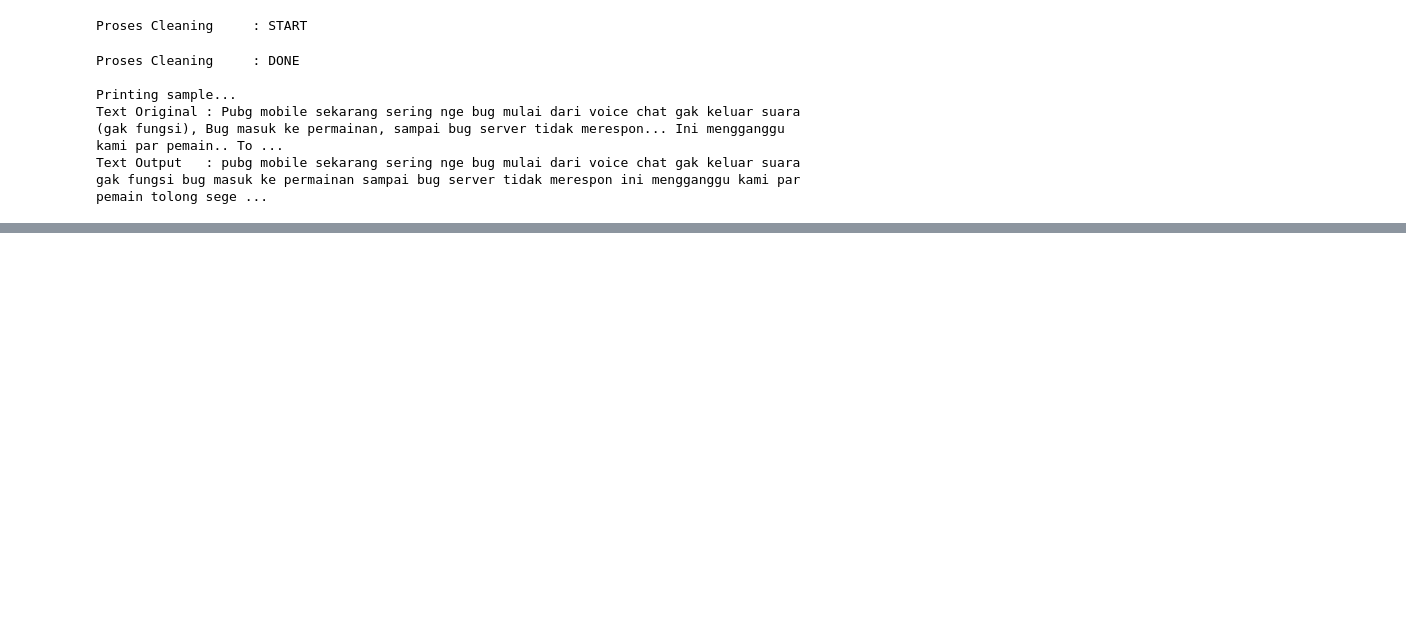
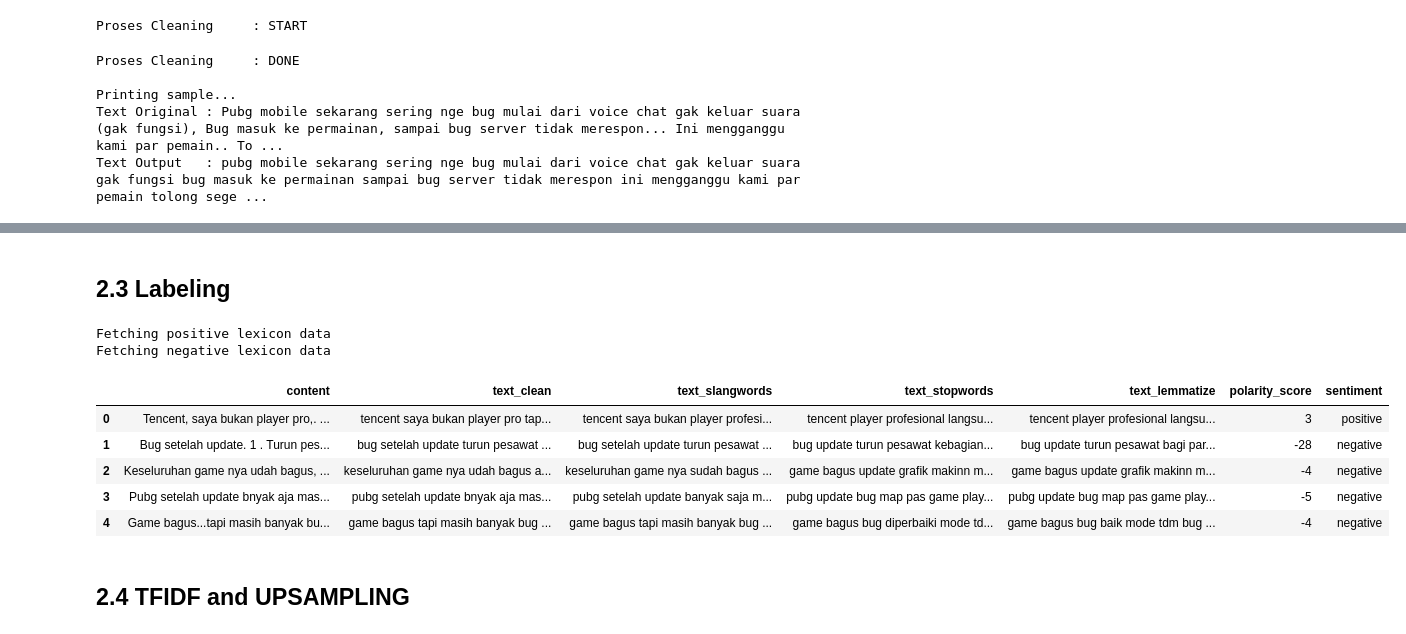
Before and after one commit to yasir-rtx/dbs_ML_inter_Submission01, a Jupyter notebook: model.ipynb, the cells around one changed output, grey strips where cells are left out. Drawn from its saved outputs; the diff is of its cells as text; code cells hidden in the pictures; blank space fills up the shorter version.

Commit message:
FINISH submission 01 Sentiment Analysist with 4 star

```diff
--- a/model.ipynb
+++ b/model.ipynb
@@ -274,0 +195,56 @@ Unique words :  17330
+# %% [markdown]
+## 2.3 Labeling
+# %%
+lexicon_positive, lexicon_negative = {}, {}
+
+response = get(url='https://raw.githubusercontent.com/angelmetanosaa/dataset/main/lexicon_positive.csv')
+def create_dict(url, dictType):
+    response = get(url=url)
+    if response.status_code == 200:
+        reader = csv.reader(StringIO(response.text), delimiter=',')
+        if dictType == 'positive':
+            print("Fetching {} lexicon data".format(dictType))
+            for row in reader:
+                lexicon_positive[row[0]] = int(row[1])
+        else:
+            print("Fetching {} lexicon data".format(dictType))
+            for row in reader:
+                lexicon_negative[row[0]] = int(row[1])
+    else:
+        print("Failed to fetch lexicon data")
+
+create_dict('https://raw.githubusercontent.com/angelmetanosaa/dataset/main/lexicon_positive.csv', "positive")
+create_dict('https://raw.githubusercontent.com/angelmetanosaa/dataset/main/lexicon_negative.csv', "negative")
+
+def sentiment_analysis_lexicon_indonesia(text):
+    score = 0
+    text = text.split()
+    for word in text:
+        if (word in lexicon_positive):
+            score = score + lexicon_positive[word]
+
+    for word in text:
+        if (word in lexicon_negative):
+            score = score + lexicon_negative[word]
+
+    return score, "positive" if score > 0 else "negative" if score < 0 else "neutral"
+# %% [output]
+Fetching positive lexicon data
+Fetching negative lexicon data
+# %%
+results = df['text_lemmatize'].progress_apply(sentiment_analysis_lexicon_indonesia)
+results = list(zip(*results))
+df['polarity_score'] = results[0]
+df['sentiment'] = results[1]
+# %%
+df.to_csv("./pubg_preprocessing.csv", index=False)
+df.head(5)
+# %% [output]
+|  | content | text_clean | text_slangwords | text_stopwords | text_lemmatize | polarity_score | sentiment |
+| 0 | Tencent, saya bukan player pro,. ... | tencent saya bukan player pro tap... | tencent saya bukan player profesi... | tencent player profesional langsu... | tencent player profesional langsu... | 3 | positive |
+| 1 | Bug setelah update. 1 . Turun pes... | bug setelah update turun pesawat ... | bug setelah update turun pesawat ... | bug update turun pesawat kebagian... | bug update turun pesawat bagi par... | -28 | negative |
+| 2 | Keseluruhan game nya udah bagus, ... | keseluruhan game nya udah bagus a... | keseluruhan game nya sudah bagus ... | game bagus update grafik makinn m... | game bagus update grafik makinn m... | -4 | negative |
+| 3 | Pubg setelah update bnyak aja mas... | pubg setelah update bnyak aja mas... | pubg setelah update banyak saja m... | pubg update bug map pas game play... | pubg update bug map pas game play... | -5 | negative |
+| 4 | Game bagus...tapi masih banyak bu... | game bagus tapi masih banyak bug ... | game bagus tapi masih banyak bug ... | game bagus bug diperbaiki mode td... | game bagus bug baik mode tdm bug ... | -4 | negative |
+# %% [markdown]
+## 2.4 TFIDF and UPSAMPLING
```
Also changed, not shown: parts of 44 cells of this notebook, 15 other files.
